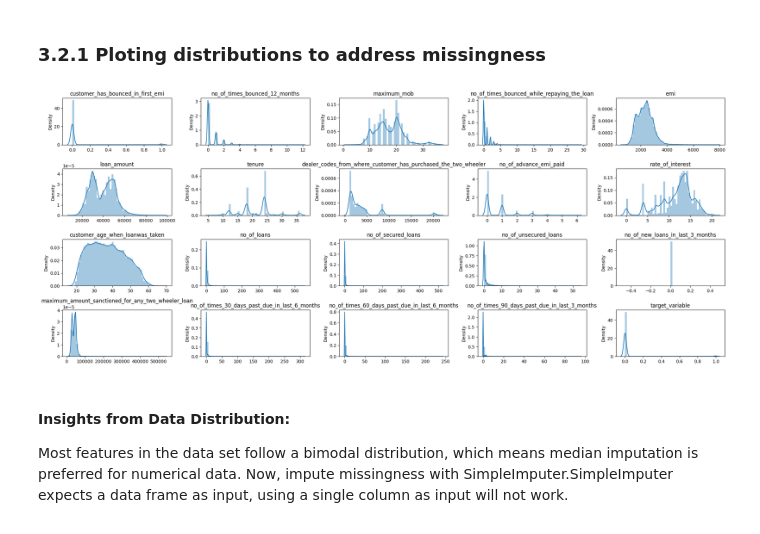
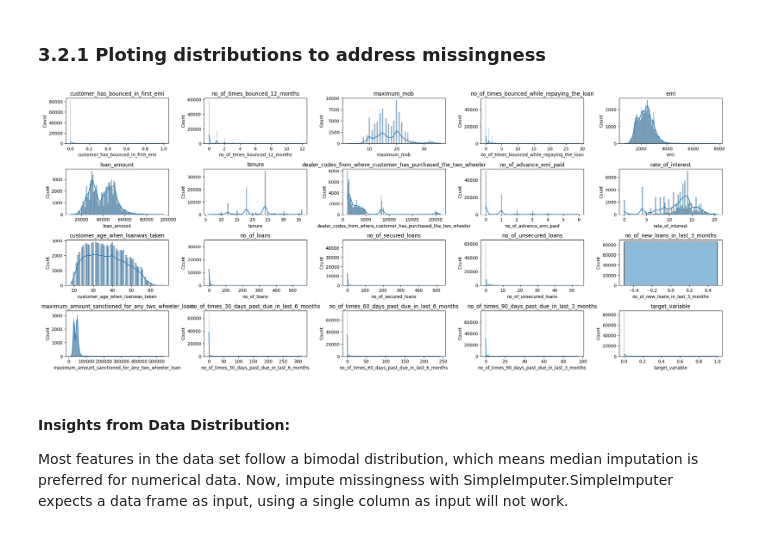
Before and after one commit to WamzMwangi/Machine_Learning_Foundations, a Jupyter notebook: Classification/Credit_Risk_Modelling.ipynb, the cells around one changed output. Drawn from its saved outputs; the diff is of its cells as text; code cells hidden in the pictures.

```diff
--- a/Classification/Credit_Risk_Modelling.ipynb
+++ b/Classification/Credit_Risk_Modelling.ipynb
@@ -235,14 +231,14 @@ num_data=Loan_renamed.select_dtypes(include=[np.number])
 # %%
 fig = plt.figure(figsize=(22,20))
 for i in range(len(num_data.columns)):
     ax=fig.add_subplot(9, 5, i+1)
-    sns.distplot(x=num_data.iloc[:, i],ax=ax)
+    sns.histplot(x=num_data.iloc[:, i],ax=ax,kde=True)
     ax.set_title(num_data.columns[i])
 
 plt.tight_layout()
 plt.show()
 # %% [output]
-[figure, old version]
+[figure, new version]
 # %% [markdown]
 #### Insights from Data Distribution:
 Most features in the data set follow a bimodal distribution, which means median imputation is preferred for numerical data.
```
Also changed, not shown: parts of 27 cells of this notebook, 2 other files.
